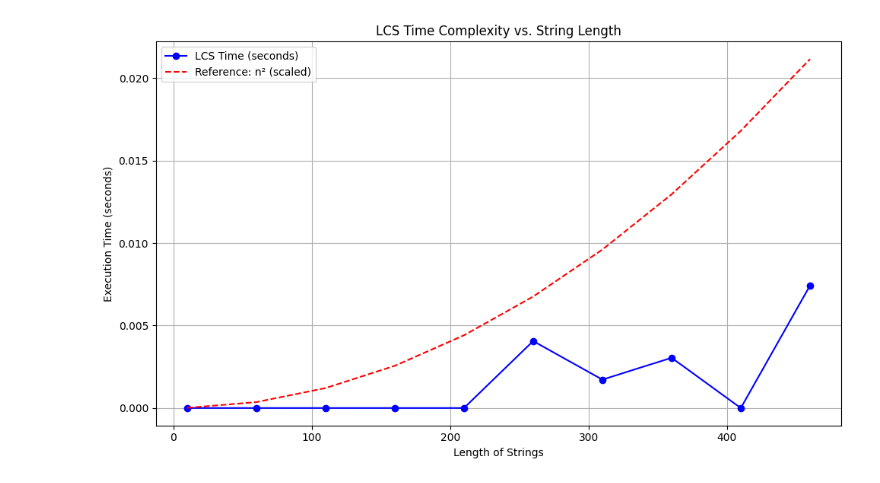
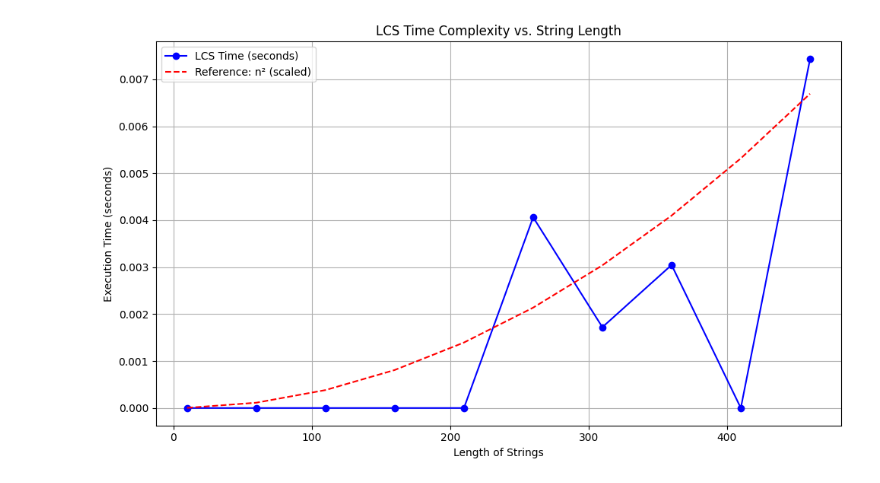
Before and after one commit to PrashantChoudhary13579/ADA, a Jupyter notebook: Lab9/LCS/lcsgraph.ipynb, the cells around one changed output. Drawn from its saved outputs; the diff is of its cells as text; code cells hidden in the pictures.

```diff
--- a/Lab9/LCS/lcsgraph.ipynb
+++ b/Lab9/LCS/lcsgraph.ipynb
@@ -1,28 +1,28 @@
 # %%
 import matplotlib.pyplot as plt
 import pandas as pd
 
 # Read data from CSV
 df = pd.read_csv("string.csv")
 
 # Extract x and y
 lengths = df['length']
 times = df['time_in_seconds']
 
 # Generate m*n (quadratic growth) reference line (scaled for comparison)
-quadratic = [(n ** 2) / (10**7) for n in lengths]  # scale down for visibility
+quadratic = [(n ** 2) / (10**7.5) for n in lengths]  # scale down for visibility
 
 # Plotting
 plt.figure(figsize=(10, 6))
 plt.plot(lengths, times, label='LCS Time (seconds)', marker='o', color='blue')
 plt.plot(lengths, quadratic, label='Reference: n² (scaled)', linestyle='--', color='red')
 
 plt.title("LCS Time Complexity vs. String Length")
 plt.xlabel("Length of Strings")
 plt.ylabel("Execution Time (seconds)")
 plt.legend()
 plt.grid(True)
 plt.tight_layout()
 plt.show()
 # %% [output]
-[figure, old version]
+[figure, new version]
```
Also changed, not shown: 1 other file.
